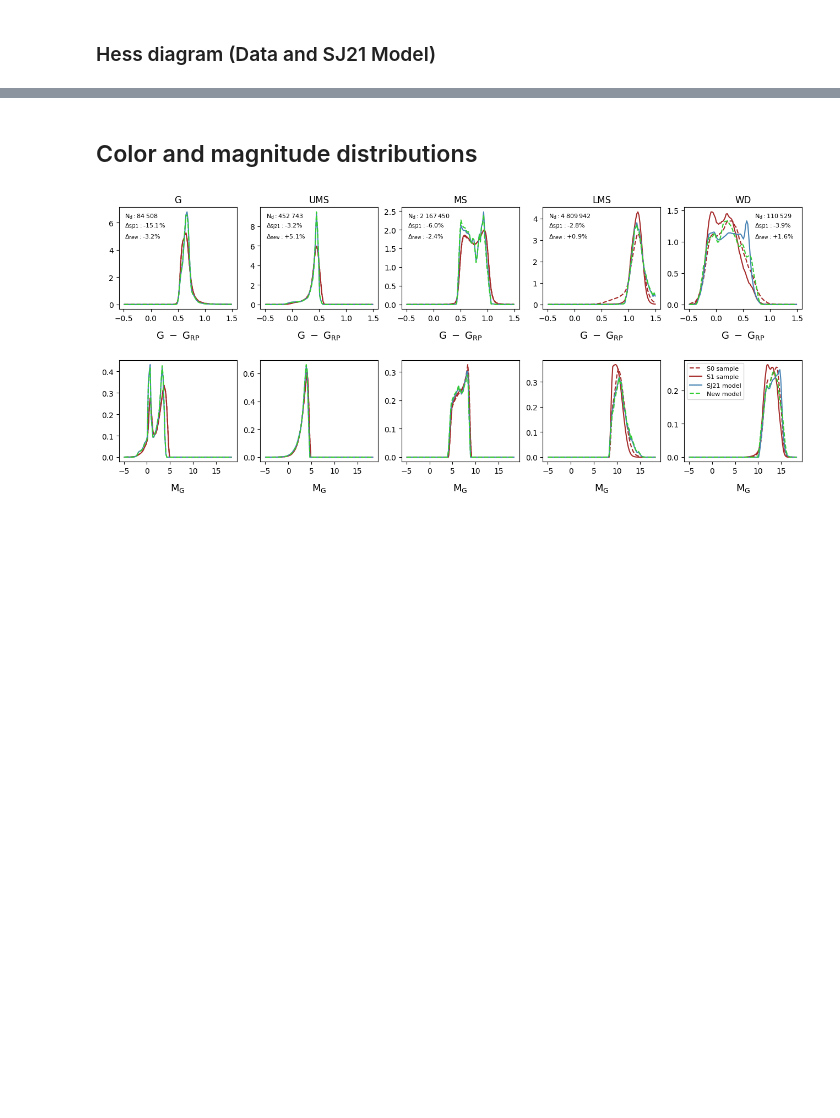
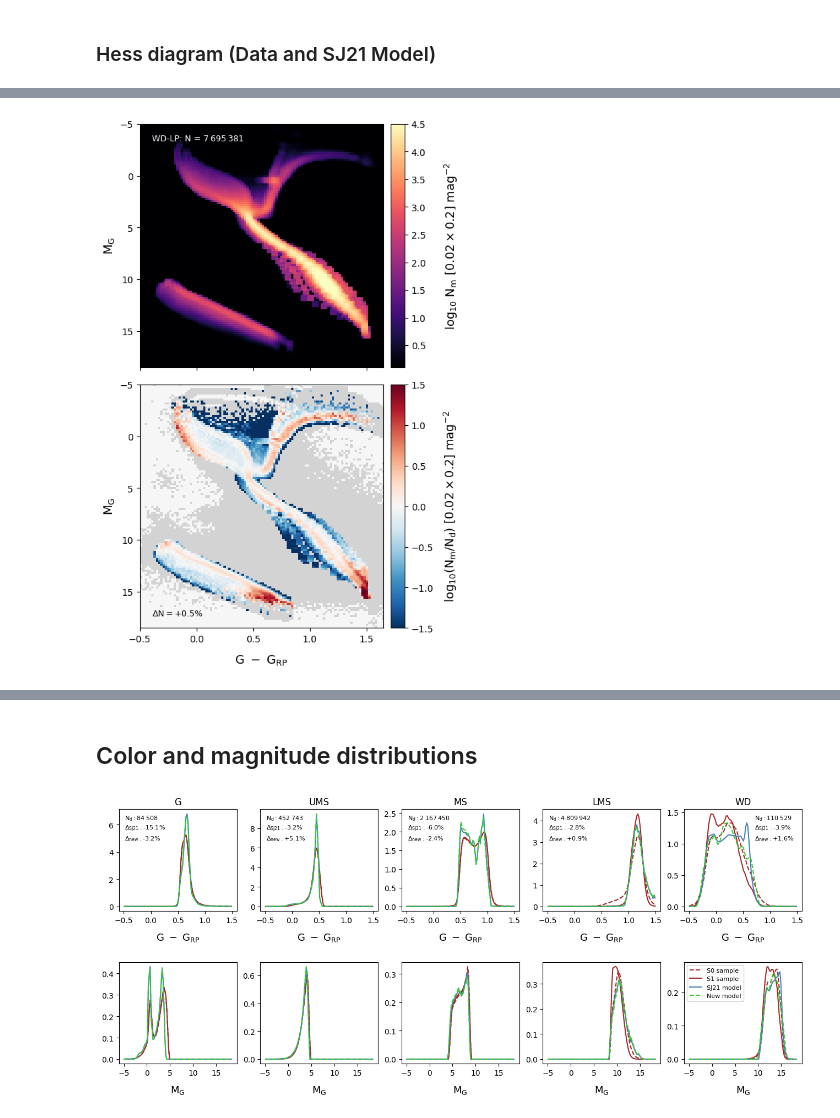
Before and after one commit to askenja/gaia-wd-fitting, a Jupyter notebook: 7b--Final_Plots.ipynb, the cells around one changed output, grey strips where cells are left out. Cells and saved outputs as stored; diff of their text form; code cells hidden in the pictures; blank space fills up the shorter version.

```diff
--- a/7b--Final_Plots.ipynb
+++ b/7b--Final_Plots.ipynb
@@ -178,0 +193,67 @@ plt.savefig('output/final_plots/hess_m2d_logl_pop7_basti.png')
+# %%
+hess_d = np.loadtxt('data/hess/hess_1kpc_s0.txt')
+hess_m = np.loadtxt('output/CMDF/hess_pop14long_lpcode.txt')
+
+Ntot_d = int(round(sum(sum(hess_d)),0))
+Ntot_m = int(round(sum(sum(hess_m)),0))
+
+# Difference
+eps = 0 #1e-2
+diff = np.zeros(hess_d.shape)
+for i in range(hess_d.shape[0]):
+    for j in range(hess_d.shape[1]):
+        if hess_m[i,j] > 0 and hess_d[i,j] > 0:
+            diff[i,j] = np.log10((hess_m[i,j] + eps) / (hess_d[i,j] + eps))
+        elif hess_m[i,j] > 0 and hess_d[i,j] == 0:
+            diff[i,j] = np.nan
+        elif hess_m[i,j] == 0 and hess_d[i,j] > 0:
+            diff[i,j] = np.nan
+
+diffmap = mpl.colormaps['RdBu_r'] # Oranges
+diffmap.set_bad(color="lightgrey")
+
+fnt_main = 13
+fnt_sub = 9
+
+
+fig, ax = plt.subplots(2,1,figsize=(5.5,8.5),sharex=True)
+fig.subplots_adjust(left=0.0,hspace=0.07,top=0.97,bottom=0.08)
+
+# Model
+im1 = ax[0].imshow(
+    np.log10(hess_m+1),interpolation=None,cmap=mpl.colormaps['magma'],
+    extent=[mag_range[0][0],mag_range[0][1],mag_range[1][1],mag_range[1][0]],
+    vmin=0.1,vmax=4.5
+    )
+ax[0].set_aspect(abs((mag_range[0][1]-mag_range[0][0])/(mag_range[1][1]-mag_range[1][0])))
+ax[0].set_ylabel(r'$\mathrm{M_G}$',fontsize=fnt_main)
+ax[0].text(0.05,0.93,'WD-LP: N = '+f"{Ntot_m:,}".replace(",", "\u2009"),
+           color='w',transform=ax[0].transAxes,fontsize=fnt_sub)
+
+pos = ax[0].get_position()
+cax = fig.add_axes([pos.x0+pos.width+0.02,pos.y0,0.038,pos.height])
+cbar = fig.colorbar(im1,cax=cax,orientation='vertical')
+cbar.set_label(r'$\mathrm{log_{10} \ N_{m} \ [' + str(mag_step[0]) +
+               r'\times' + str(mag_step[1]) + r'] \ mag^{-2}}$',labelpad=19,fontsize=fnt_main)
+
+# Model to data
+im2 = ax[1].imshow(
+    diff,interpolation=None,cmap=diffmap,vmin=-1.5,vmax=1.5,
+    extent=[mag_range[0][0],mag_range[0][1],mag_range[1][1],mag_range[1][0]],
+    )
+ax[1].set_aspect(abs((mag_range[0][1]-mag_range[0][0])/(mag_range[1][1]-mag_range[1][0])))
+ax[1].set_xlabel(r'$\mathrm{G \ - \ G_{RP}}$',labelpad=10,fontsize=fnt_main)
+ax[1].set_ylabel(r'$\mathrm{M_G}$',fontsize=fnt_main)
+ax[1].text(0.05,0.05,'$\mathrm{\Delta N = +}$'+str(np.round(100*(Ntot_m-Ntot_d)/Ntot_d,1))+'%',
+           color='k',transform=ax[1].transAxes,fontsize=fnt_sub)
+
+pos = ax[1].get_position()
+cax = fig.add_axes([pos.x0+pos.width+0.02,pos.y0,0.038,pos.height])
+cbar = fig.colorbar(im2,cax=cax,orientation='vertical')
+cbar.set_label(r'$\mathrm{log_{10}(N_{m}/N_{d}) \ [' + str(mag_step[0]) +
+               r'\times' + str(mag_step[1]) + r'] \ mag^{-2}}$',labelpad=10,fontsize=fnt_main)
+
+plt.savefig('output/final_plots/hess_m2d_logr_pop14long_lpcode.png')
+plt.savefig('output/final_plots/hess_m2d_logr_pop14long_lpcode.pdf')
+# %% [output]
+[figure, added]
```
Also changed, not shown: parts of 13 cells of this notebook, 14 other files.
